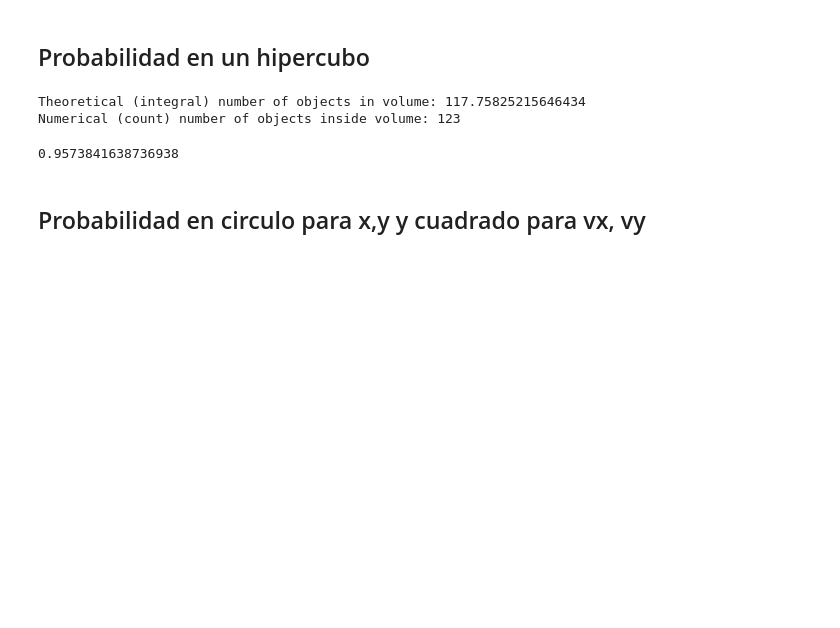
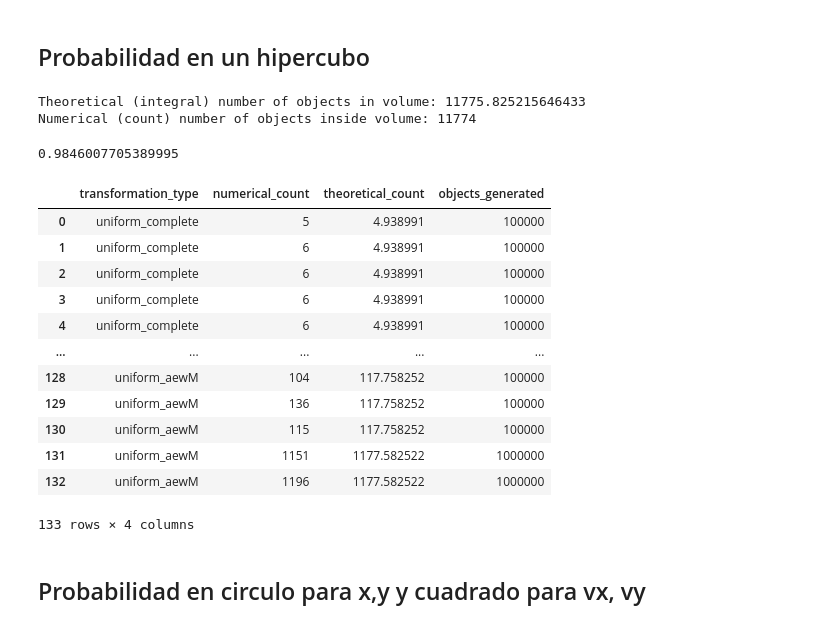
Before and after one commit to JuanitaAgudelo/TesisRepo, a Jupyter notebook: jacobian_calculations/aeMw_trasformation_test.ipynb, the cells around one changed output. Saved outputs shown, nothing was run; the diff lists cells and outputs as text; code cells hidden in the pictures; blank space fills up the shorter version.

```diff
--- a/jacobian_calculations/aeMw_trasformation_test.ipynb
+++ b/jacobian_calculations/aeMw_trasformation_test.ipynb
@@ -249,7 +252,7 @@ def trasformation_xyvxvy_to_aewE(x: float, y: float, vx: float, vy: float, mu: f
 
     return a, e, w, M
 # %%
-N = int(1e5)
+N = int(1e7)
 
 a_uniform = np.random.uniform(0, 2, N)
 e_uniform = np.random.uniform(0, 1, N)
@@ -423,12 +427,34 @@ objects = objsx & objsy & objsvx & objsvy
 N_numeric = objects.sum()
 print(f'Numerical (count) number of objects inside volume: {N_numeric}')
 # %% [output]
-Theoretical (integral) number of objects in volume: 117.75825215646434
-Numerical (count) number of objects inside volume: 123
+Theoretical (integral) number of objects in volume: 11775.825215646433
+Numerical (count) number of objects inside volume: 11774
 # %%
 (N_theoretical * N)/N_numeric
 # %% [output]
-0.9573841638736938
+0.9846007705389995
+# %%
+import pandas as pd
+
+df_count_objects = pd.read_csv("count_objects.csv")
+list_count_objects = [{"transformation_type": "uniform_aewM", "numerical_count": N_numeric, "theoretical_count": N_theoretical * N, "objects_generated": N}]
+df = pd.concat([df_count_objects, pd.DataFrame(list_count_objects)], ignore_index=True)
+df.to_csv("count_objects.csv", index=False)
+df
+# %% [output]
+|  | transformation_type | numerical_count | theoretical_count | objects_generated |
+| 0 | uniform_complete | 5 | 4.938991 | 100000 |
+| 1 | uniform_complete | 6 | 4.938991 | 100000 |
+| 2 | uniform_complete | 6 | 4.938991 | 100000 |
+| 3 | uniform_complete | 6 | 4.938991 | 100000 |
+| 4 | uniform_complete | 6 | 4.938991 | 100000 |
+| ... | ... | ... | ... | ... |
+| 128 | uniform_aewM | 104 | 117.758252 | 100000 |
+| 129 | uniform_aewM | 136 | 117.758252 | 100000 |
+| 130 | uniform_aewM | 115 | 117.758252 | 100000 |
+| 131 | uniform_aewM | 1151 | 1177.582522 | 1000000 |
+| 132 | uniform_aewM | 1196 | 1177.582522 | 1000000 |
+133 rows × 4 columns
 # %% [markdown]
 ## Probabilidad en circulo para x,y y cuadrado para vx, vy
 # %%
```
Also changed, not shown: parts of 12 cells of this notebook, 5 other files.
